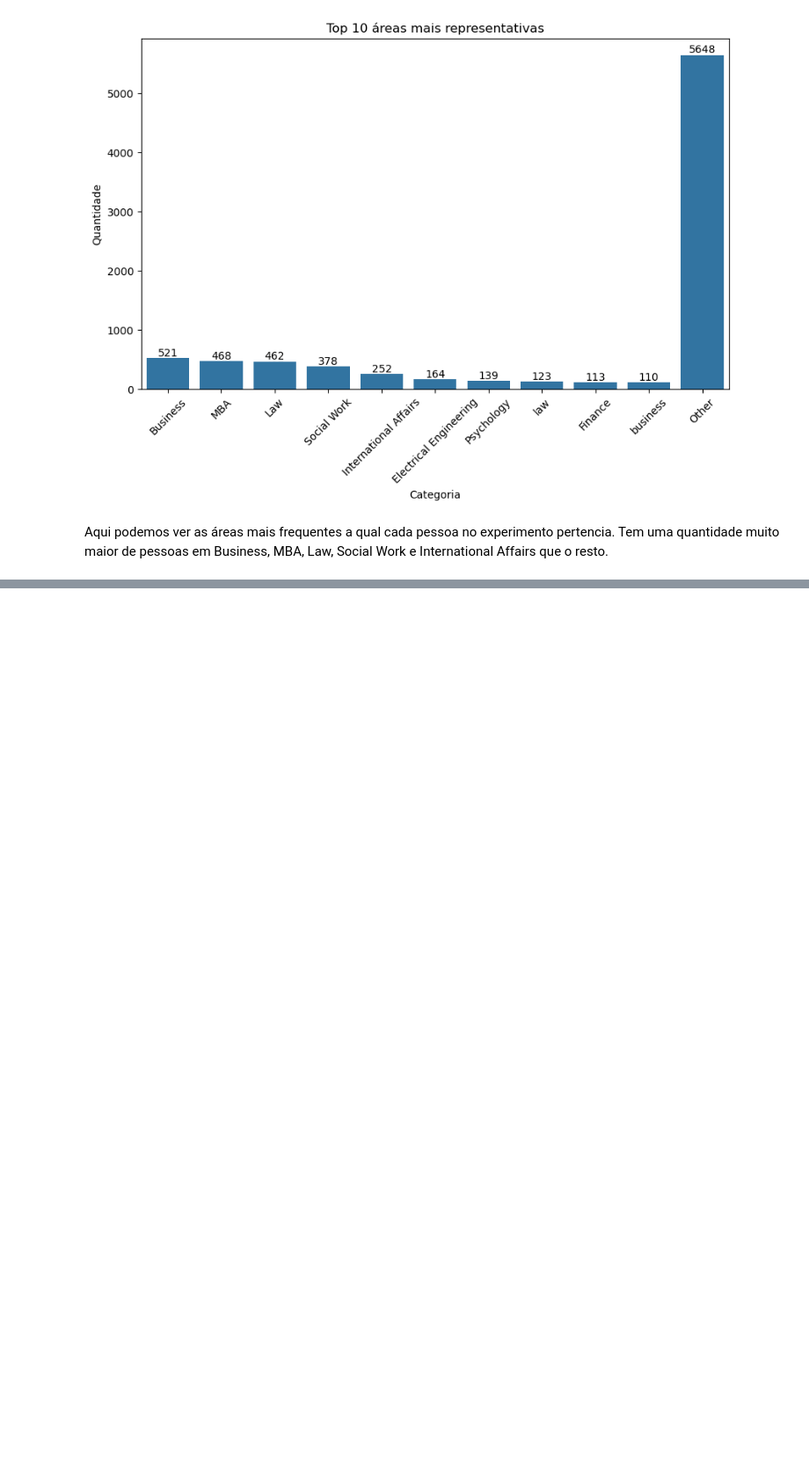
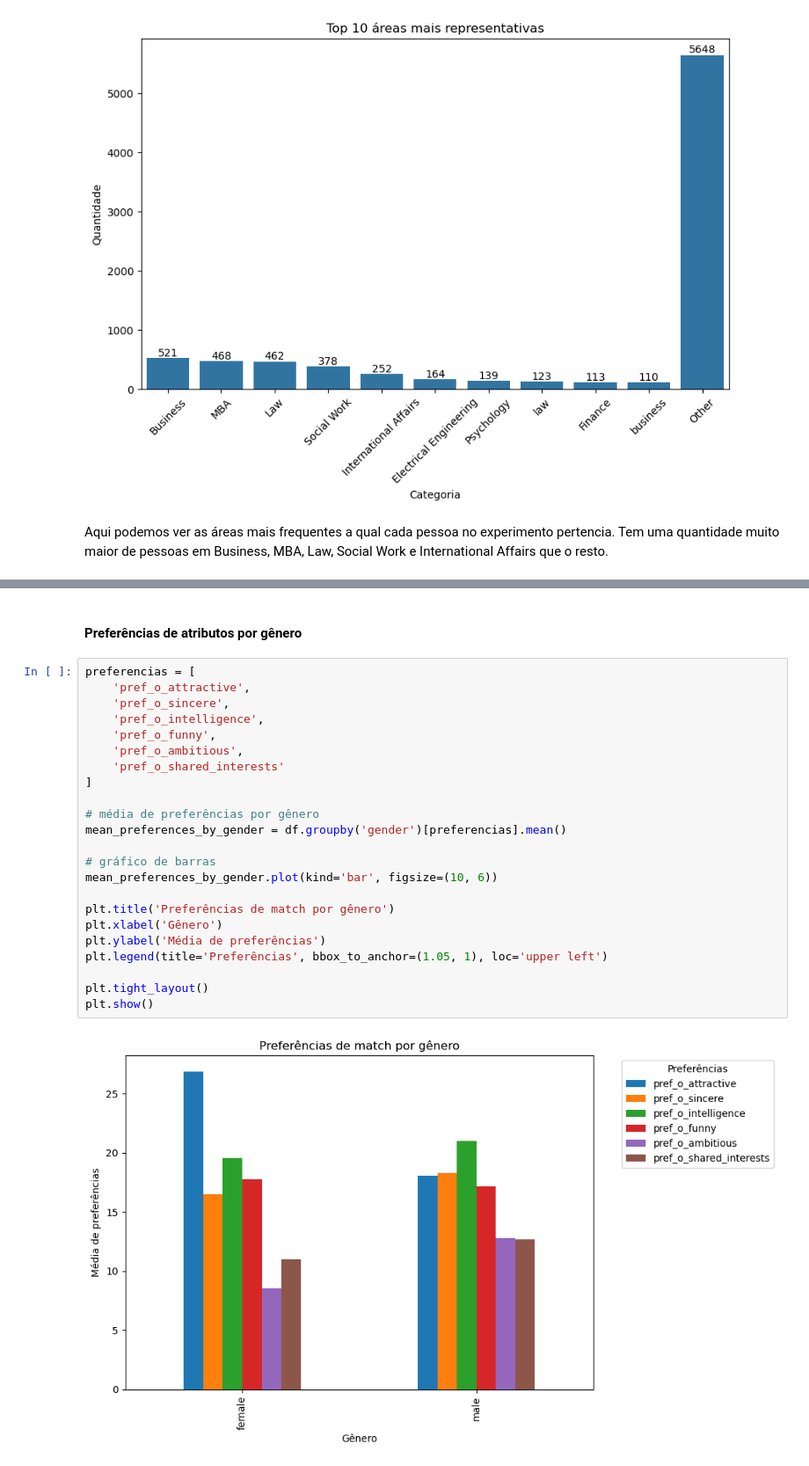
Before and after one commit to FrederickAlmeida/SpeedDating, a Jupyter notebook: EDA.ipynb, the cells around one changed output, grey strips where cells are left out. Shown at 88% size. Drawn from its saved outputs; the diff is of its cells as text; blank space fills up the shorter version.

```diff
--- a/EDA.ipynb
+++ b/EDA.ipynb
@@ -345,0 +366,27 @@ Aqui podemos ver as áreas mais frequentes a qual cada pessoa no experimento per
+# %% [markdown]
+#### Preferências de atributos por gênero
+# %%
+preferencias = [
+    'pref_o_attractive',
+    'pref_o_sincere',
+    'pref_o_intelligence',
+    'pref_o_funny',
+    'pref_o_ambitious',
+    'pref_o_shared_interests'
+]
+
+# média de preferências por gênero
+mean_preferences_by_gender = df.groupby('gender')[preferencias].mean()
+
+# gráfico de barras
+mean_preferences_by_gender.plot(kind='bar', figsize=(10, 6))
+
+plt.title('Preferências de match por gênero')
+plt.xlabel('Gênero')
+plt.ylabel('Média de preferências')
+plt.legend(title='Preferências', bbox_to_anchor=(1.05, 1), loc='upper left')
+
+plt.tight_layout()
+plt.show()
+# %% [output]
+[figure, added]
```
Also changed, not shown: parts of 9 cells of this notebook.
